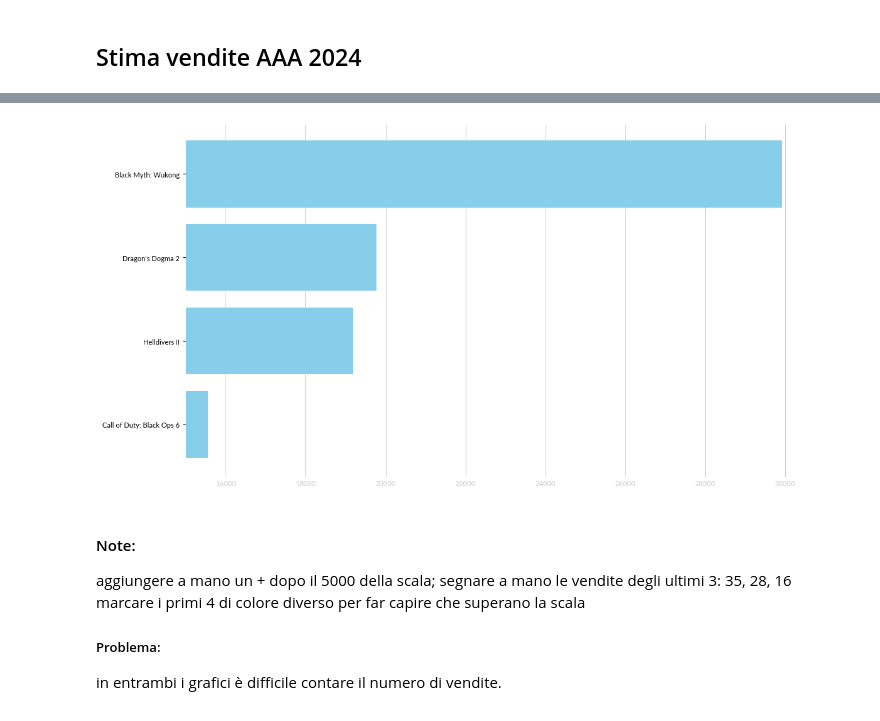
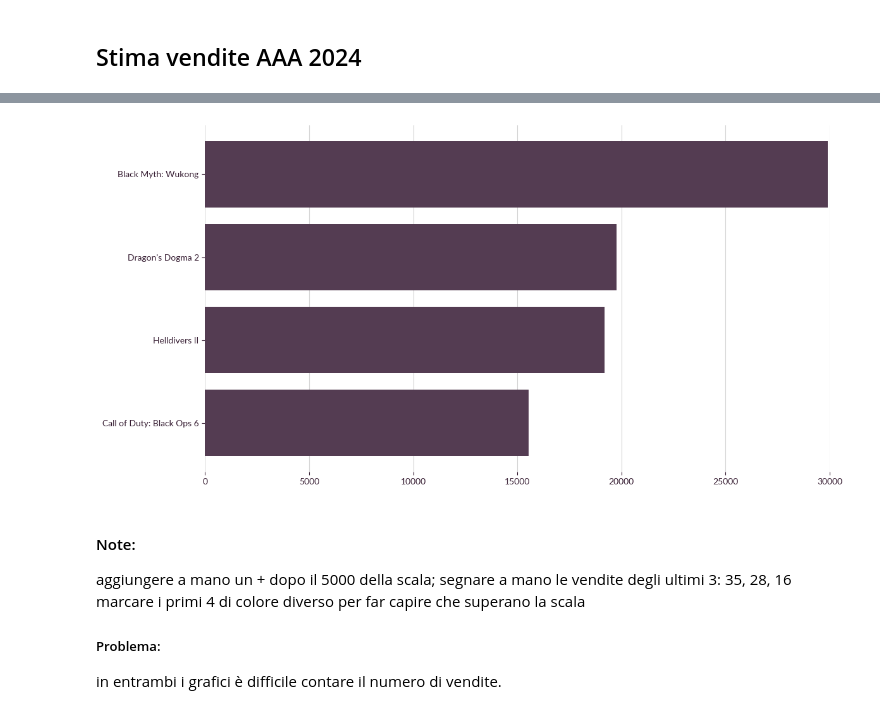
Before and after one commit to demic-dev/vs-project, a Jupyter notebook: charts.ipynb, the cells around one changed output, grey strips where cells are left out. Drawn from its saved outputs; the diff is of its cells as text; code cells hidden in the pictures.

```diff
--- a/charts.ipynb
+++ b/charts.ipynb
@@ -147,20 +89,22 @@ plt.savefig(build_chart_path("sales_aaa_2024"), format="svg")
 # %%
 fig, ax = plt.subplots(figsize=(12, 6))
 for spine in plt.gca().spines.values(): spine.set_visible(False)
 
-plt.barh(sales_aaa['name'].tail(4), sales_aaa['sales_k'].tail(4), color='skyblue', height=0.8)
-ax.set_xlim(15000)
+plt.barh(sales_aaa['name'].tail(4), sales_aaa['sales_k'].tail(4), color='#543C52', height=0.8)
+ax.set_xlim(0, 30000)
 
 rect = ax.patch
 rect.set_alpha(0)
 plt.tight_layout()
 ax.set_axisbelow(True)
-ax.tick_params(axis='x', colors='#cccccc')
-ax.xaxis.grid(color='#cccccc')
+ax.tick_params(axis='x', colors='#361D32')
+ax.tick_params(axis='y', colors='#361D32')
+ax.xaxis.grid(color='#d5d5d5')
+
 
 plt.savefig(build_chart_path("zoomed_sales_aaa_2024"), format="svg")
 # %% [output]
-[figure, old version]
+[figure, new version]
 # %% [markdown]
 #### Note:
 aggiungere a mano un + dopo il 5000 della scala;
```
Also changed, not shown: parts of 3 cells of this notebook, 3 other files.
